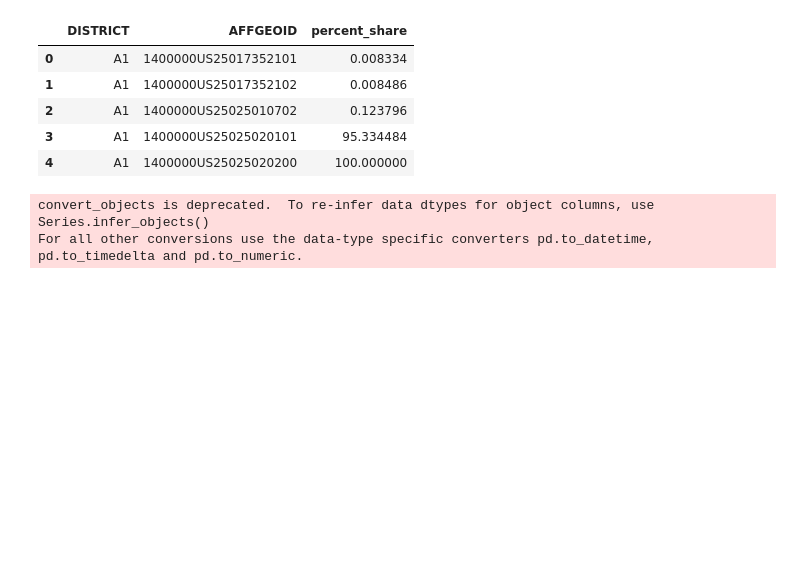
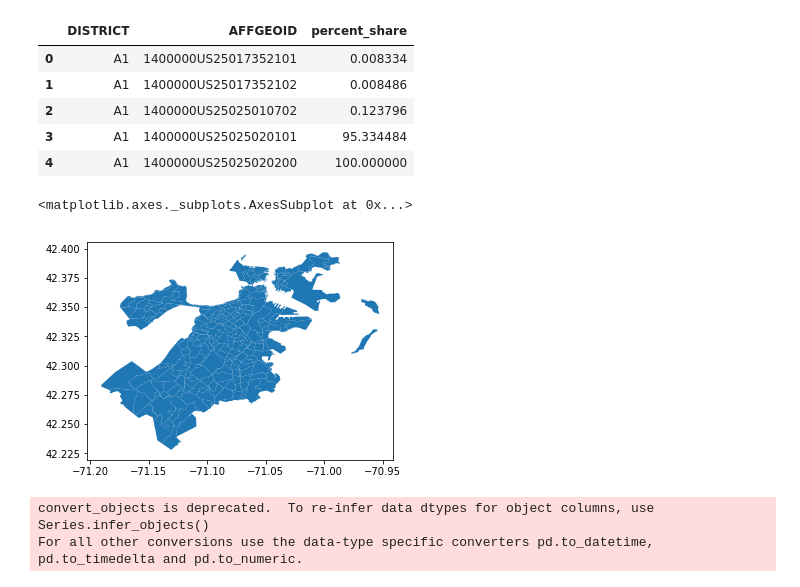
Before and after one commit to ConnorCheng2/Data-Science-for-Good, a Jupyter notebook: CleanAndVisualizeMA.ipynb, the cells around one changed output. Cells and saved outputs as stored; diff of their text form; code cells hidden in the pictures; blank space fills up the shorter version.

```diff
--- a/CleanAndVisualizeMA.ipynb
+++ b/CleanAndVisualizeMA.ipynb
@@ -101,12 +142,11 @@ Merge shapefiles and police records summarised.
 # %%
-t = pd.DataFrame(RD.MA_CSV['LOCATION_DISTRICT'].value_counts().reset_index())
-t.columns = ['LOCATION_DISTRICT','total_police_records']
+t0 = pd.DataFrame(RD.MA_CSV['LOCATION_DISTRICT'].value_counts().reset_index())
+t0.columns = ['LOCATION_DISTRICT','total_police_records']
 for c in ['SUBJECT_GENDER','SUBJECT_RACE']:
-    t1=RD.MA_CSV[['LOCATION_DISTRICT',c]].groupby(by=['LOCATION_DISTRICT',c]).size().reset_index()
+    t1 = RD.MA_CSV[['LOCATION_DISTRICT',c]].groupby(by=['LOCATION_DISTRICT',c]).size().reset_index()
     t1 = t1.pivot(index = 'LOCATION_DISTRICT',columns = c,values = 0).reset_index()
-    t = t.merge(t1,on = 'LOCATION_DISTRICT',how = 'left')
-NEW_SHP = pd.merge(RD.MA_SHP[["DISTRICT",'geometry']], t, left_on = "DISTRICT", right_on = "LOCATION_DISTRICT")
-#pg.drop(columns = [pr_common_key],inplace = True)
+    t0 = t0.merge(t1,on = 'LOCATION_DISTRICT',how = 'left')
+NEW_SHP = pd.merge(RD.MA_SHP[["DISTRICT",'geometry']], t0, left_on = "DISTRICT", right_on = "LOCATION_DISTRICT")
 NEW_SHP = gpd.GeoDataFrame(NEW_SHP,
                     geometry = 'geometry',
                     crs = RD.MA_SHP.crs)
@@ -229,6 +268,15 @@ t.head()
 | 2 | A1 | 1400000US25025010702 | 0.123796 |
 | 3 | A1 | 1400000US25025020101 | 95.334484 |
 | 4 | A1 | 1400000US25025020200 | 100.000000 |
+# %%
+temp = gpd.overlay(census[['AFFGEOID','geometry','area_acs']],
+                NEW_SHP[['DISTRICT','geometry']],
+                how = 'intersection')
+# %%
+temp.plot()
+# %% [output]
+<matplotlib.axes._subplots.AxesSubplot at 0x...>
+[figure, added]
 # %%
 acs_ea = RD.MA_Education
 acs_ea_total_pop = pd.DataFrame()
```
Also changed, not shown: parts of 19 cells of this notebook.
